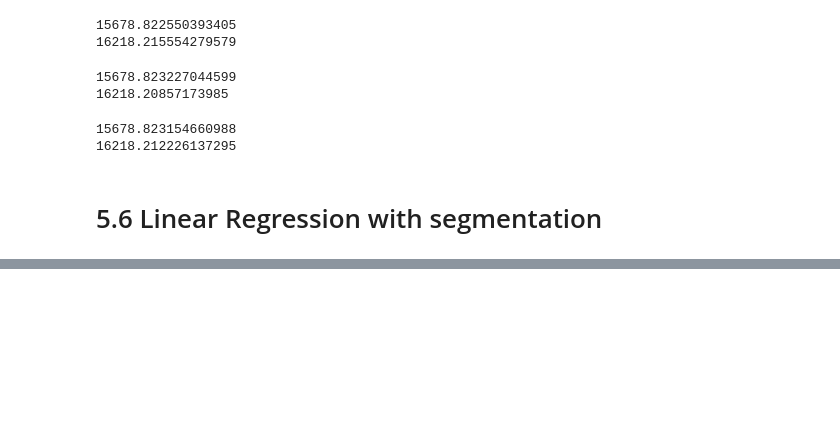
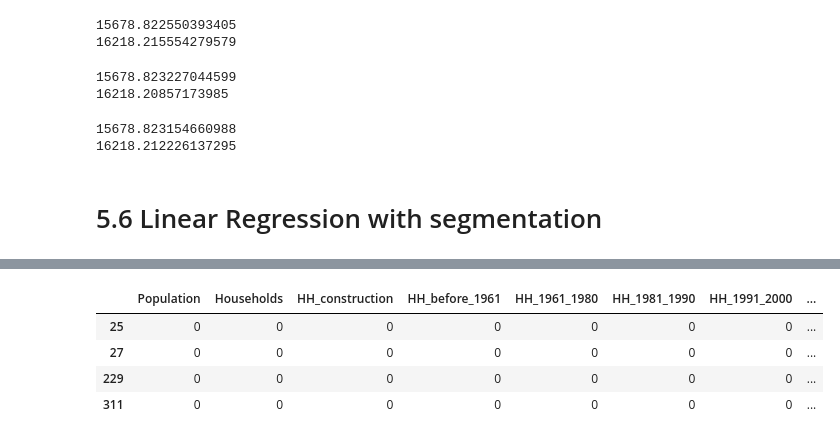
Before and after one commit to MiracleSkyHawk/RSM8413_FGA, a Jupyter notebook: RSM8413_FGA_3cluster_no_percentage-Copy1.ipynb, the cells around one changed output, grey strips where cells are left out. Saved outputs shown, nothing was run; the diff lists cells and outputs as text; code cells hidden in the pictures; blank space fills up the shorter version.

```diff
--- a/RSM8413_FGA_3cluster_no_percentage-Copy1.ipynb
+++ b/RSM8413_FGA_3cluster_no_percentage-Copy1.ipynb
@@ -1438,0 +1433,9 @@ scaled_no_inc_df.head()
+# %%
+zero_HH_df = test_df[test_df['Households']==0].copy(deep=True)
+zero_HH_df
+# %% [output]
+|  | Population | Households | HH_construction | HH_before_1961 | HH_1961_1980 | HH_1981_1990 | HH_1991_2000 | ... |
+| 25 | 0 | 0 | 0 | 0 | 0 | 0 | 0 | ... |
+| 27 | 0 | 0 | 0 | 0 | 0 | 0 | 0 | ... |
+| 229 | 0 | 0 | 0 | 0 | 0 | 0 | 0 | ... |
+| 311 | 0 | 0 | 0 | 0 | 0 | 0 | 0 | ... |
```
Also changed, not shown: parts of 61 cells of this notebook.
